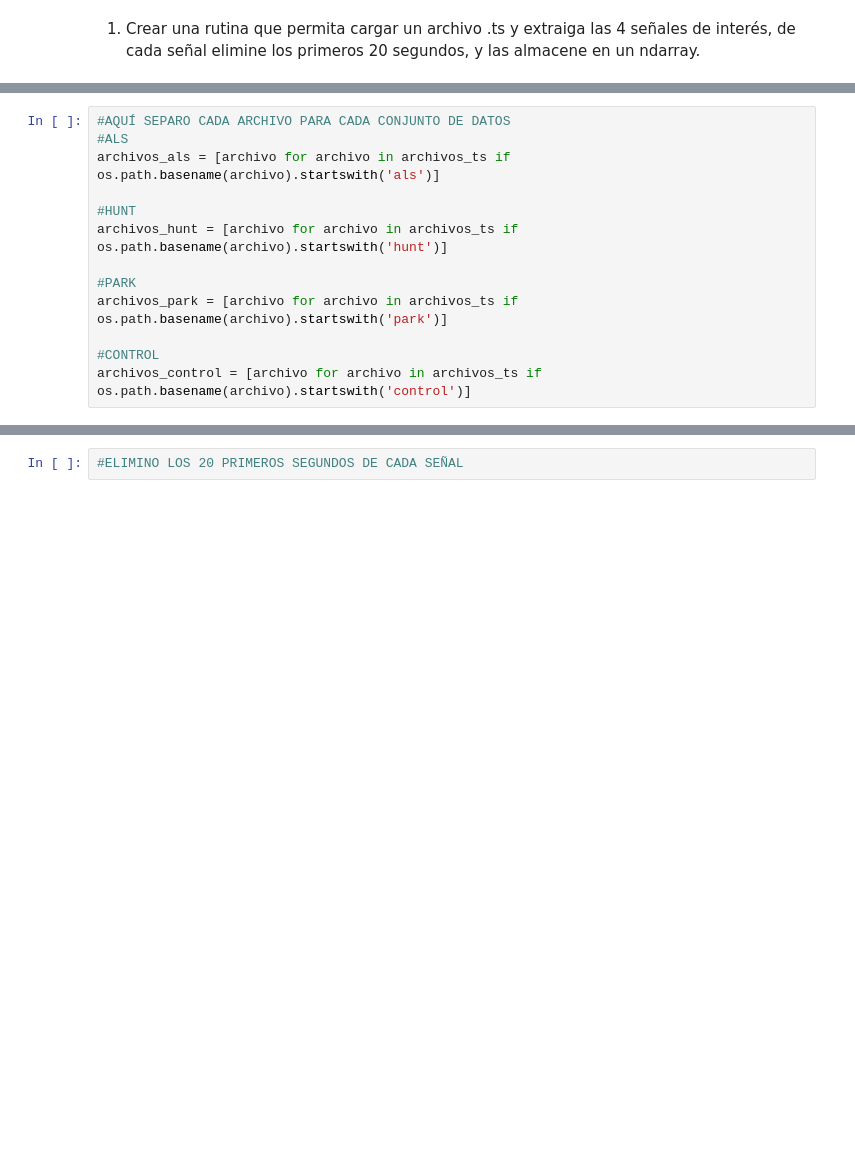
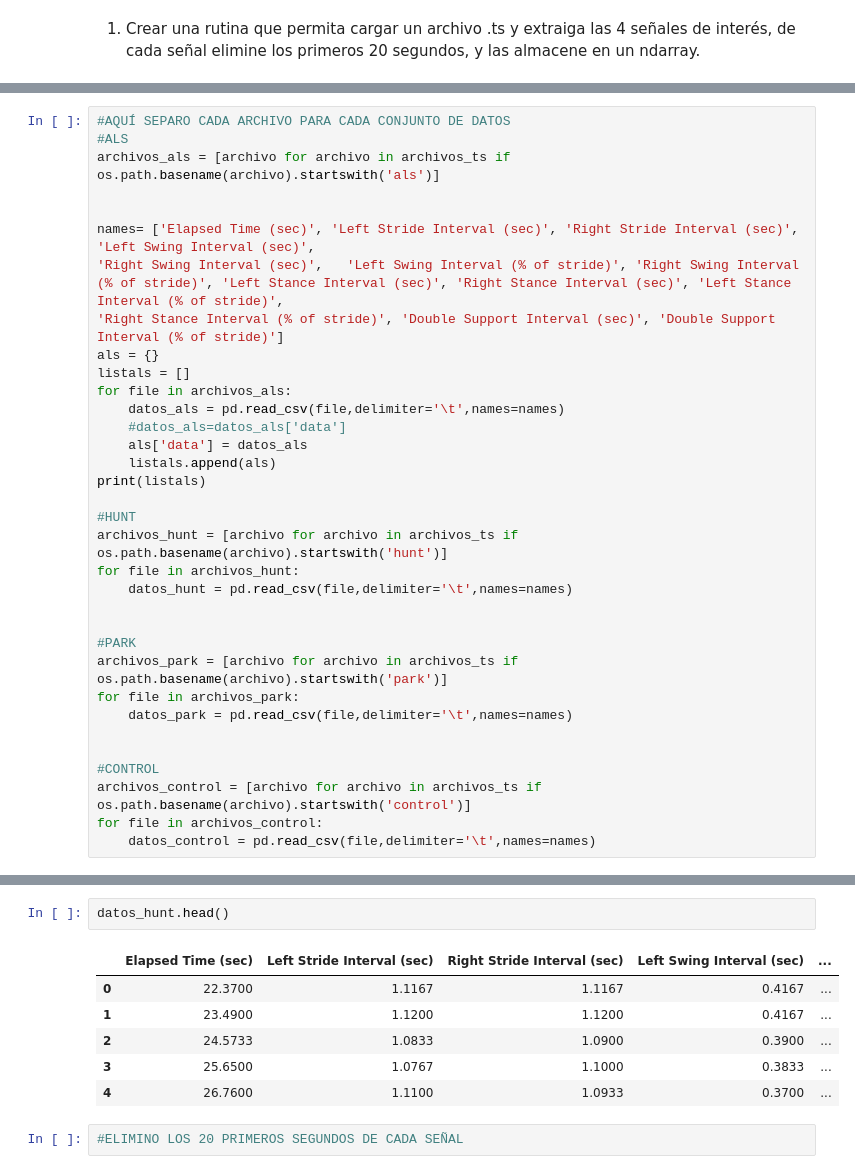
Before and after one commit to NataliaArenasP20/LaboratorioBiosenales, a Jupyter notebook: Proyecto_1/Proyecto1_NataliaArenas_DanielTamayo.ipynb, the cells around one changed output, grey strips where cells are left out. Drawn from its saved outputs; the diff is of its cells as text; blank space fills up the shorter version.

```diff
--- a/Proyecto_1/Proyecto1_NataliaArenas_DanielTamayo.ipynb
+++ b/Proyecto_1/Proyecto1_NataliaArenas_DanielTamayo.ipynb
@@ -113,12 +114,33 @@ c:\Users\natal\OneDrive\Escritorio\LaboratorioBiosenales\Proyecto_1/gait-in-neur
 #ALS
 archivos_als = [archivo for archivo in archivos_ts if os.path.basename(archivo).startswith('als')]
 
+
+names= ['Elapsed Time (sec)', 'Left Stride Interval (sec)', 'Right Stride Interval (sec)', 'Left Swing Interval (sec)',
+'Right Swing Interval (sec)',	'Left Swing Interval (% of stride)', 'Right Swing Interval (% of stride)', 'Left Stance Interval (sec)', 'Right Stance Interval (sec)', 'Left Stance Interval (% of stride)',
+'Right Stance Interval (% of stride)', 'Double Support Interval (sec)',	'Double Support Interval (% of stride)']
+als = {}
+listals = []
+for file in archivos_als:
+    datos_als = pd.read_csv(file,delimiter='\t',names=names)
+    #datos_als=datos_als['data']
+    als['data'] = datos_als
+    listals.append(als)
+print(listals)
+
 #HUNT
 archivos_hunt = [archivo for archivo in archivos_ts if os.path.basename(archivo).startswith('hunt')]
+for file in archivos_hunt:
+    datos_hunt = pd.read_csv(file,delimiter='\t',names=names)
+
 
 #PARK
 archivos_park = [archivo for archivo in archivos_ts if os.path.basename(archivo).startswith('park')]
+for file in archivos_park:
+    datos_park = pd.read_csv(file,delimiter='\t',names=names)
+
 
 #CONTROL
 archivos_control = [archivo for archivo in archivos_ts if os.path.basename(archivo).startswith('control')]
+for file in archivos_control:
+    datos_control = pd.read_csv(file,delimiter='\t',names=names)
 # %% [output]
@@ -126,3 +164,12 @@ c:\Users\natal\OneDrive\Escritorio\LaboratorioBiosenales\Proyecto_1/gait-in-neur
+# %%
+datos_hunt.head()
+# %% [output]
+|  | Elapsed Time (sec) | Left Stride Interval (sec) | Right Stride Interval (sec) | Left Swing Interval (sec) | ... |
+| 0 | 22.3700 | 1.1167 | 1.1167 | 0.4167 | ... |
+| 1 | 23.4900 | 1.1200 | 1.1200 | 0.4167 | ... |
+| 2 | 24.5733 | 1.0833 | 1.0900 | 0.3900 | ... |
+| 3 | 25.6500 | 1.0767 | 1.1000 | 0.3833 | ... |
+| 4 | 26.7600 | 1.1100 | 1.0933 | 0.3700 | ... |
 # %%
 #ELIMINO LOS 20 PRIMEROS SEGUNDOS DE CADA SEÑAL
 # %%
```
Also changed, not shown: parts of 2 cells of this notebook, 2 other files.
